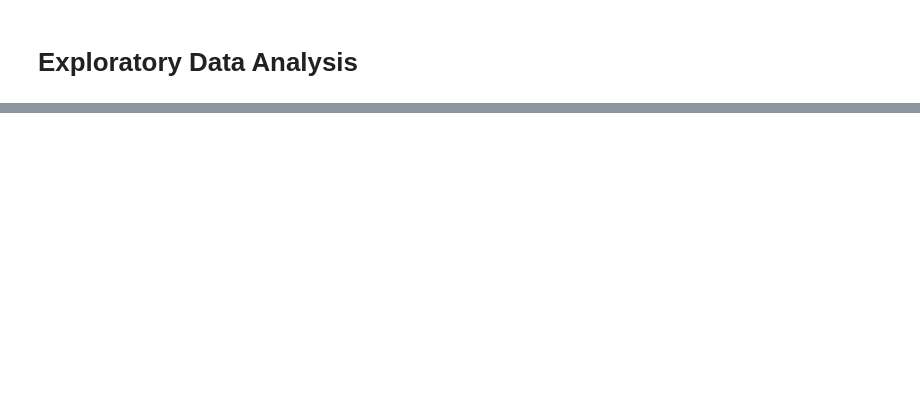
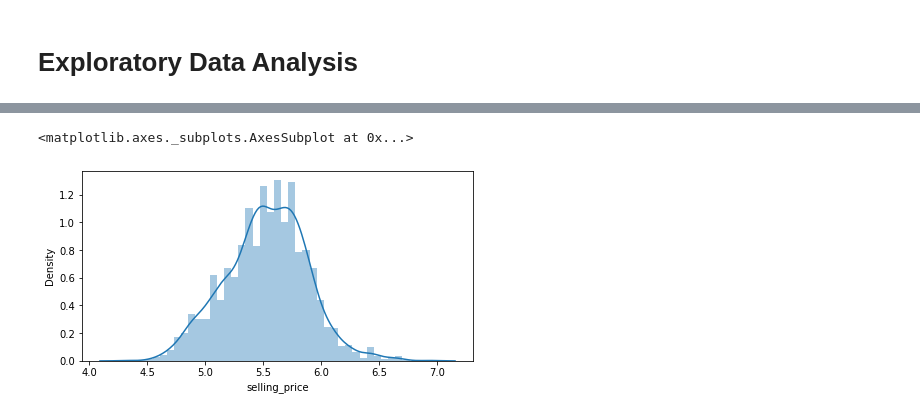
Before and after one commit to rajivnexgen/car_dekho, a Jupyter notebook: Self_Project_Linear_Regression_(Car_Dekho).ipynb, the cells around one changed output, grey strips where cells are left out. Saved outputs shown, nothing was run; the diff lists cells and outputs as text; code cells hidden in the pictures; blank space fills up the shorter version.

```diff
--- a/Self_Project_Linear_Regression_(Car_Dekho).ipynb
+++ b/Self_Project_Linear_Regression_(Car_Dekho).ipynb
@@ -142,0 +178,7 @@ Index(['name', 'year', 'selling_price', 'km_driven', 'fuel', 'seller_type',
+# %%
+plt.figure(figsize=(7,3.5))
+
+sns.distplot(np.log10(df["selling_price"]))
+# %% [output]
+<matplotlib.axes._subplots.AxesSubplot at 0x...>
+[figure, added]
```
Also changed, not shown: parts of 29 cells of this notebook.
